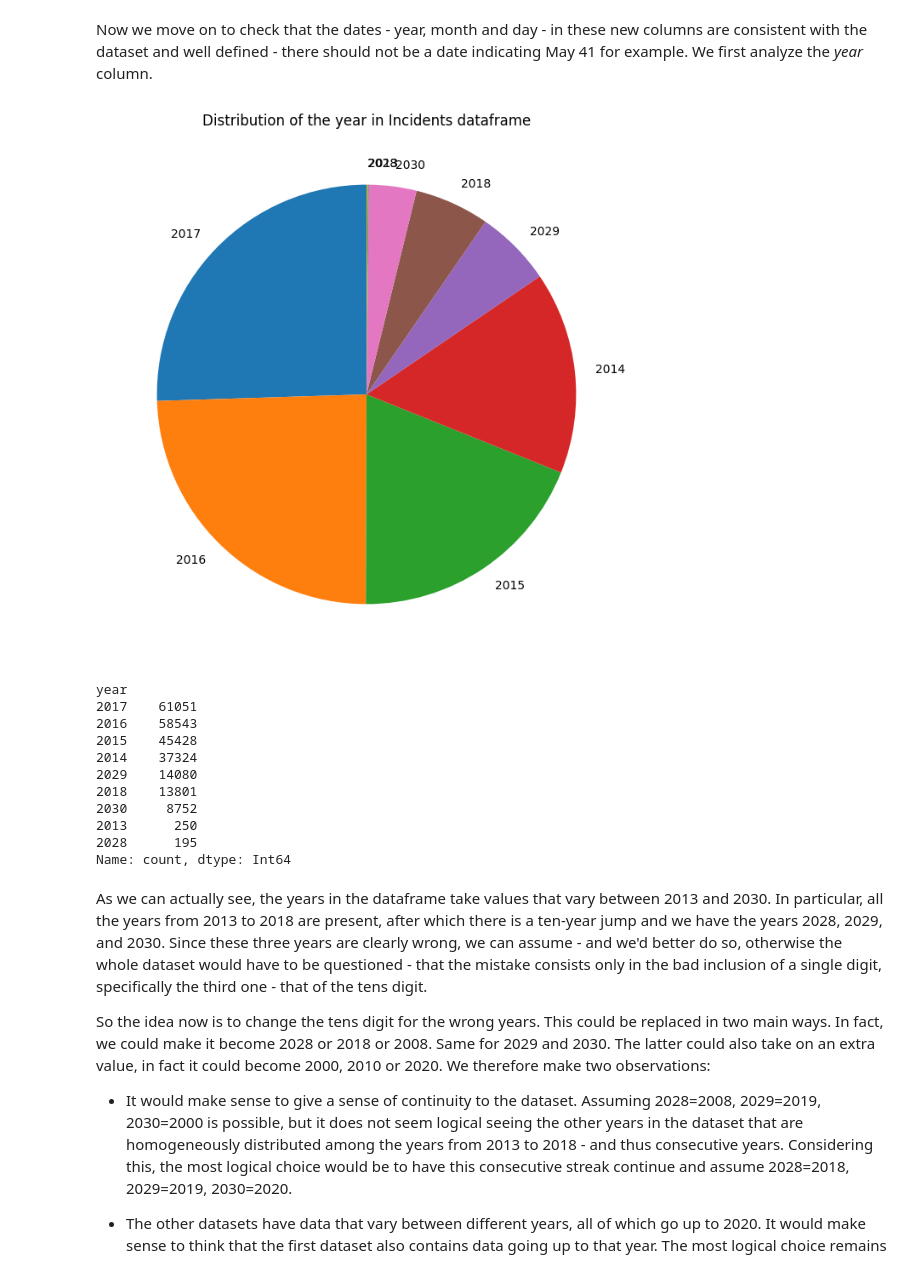
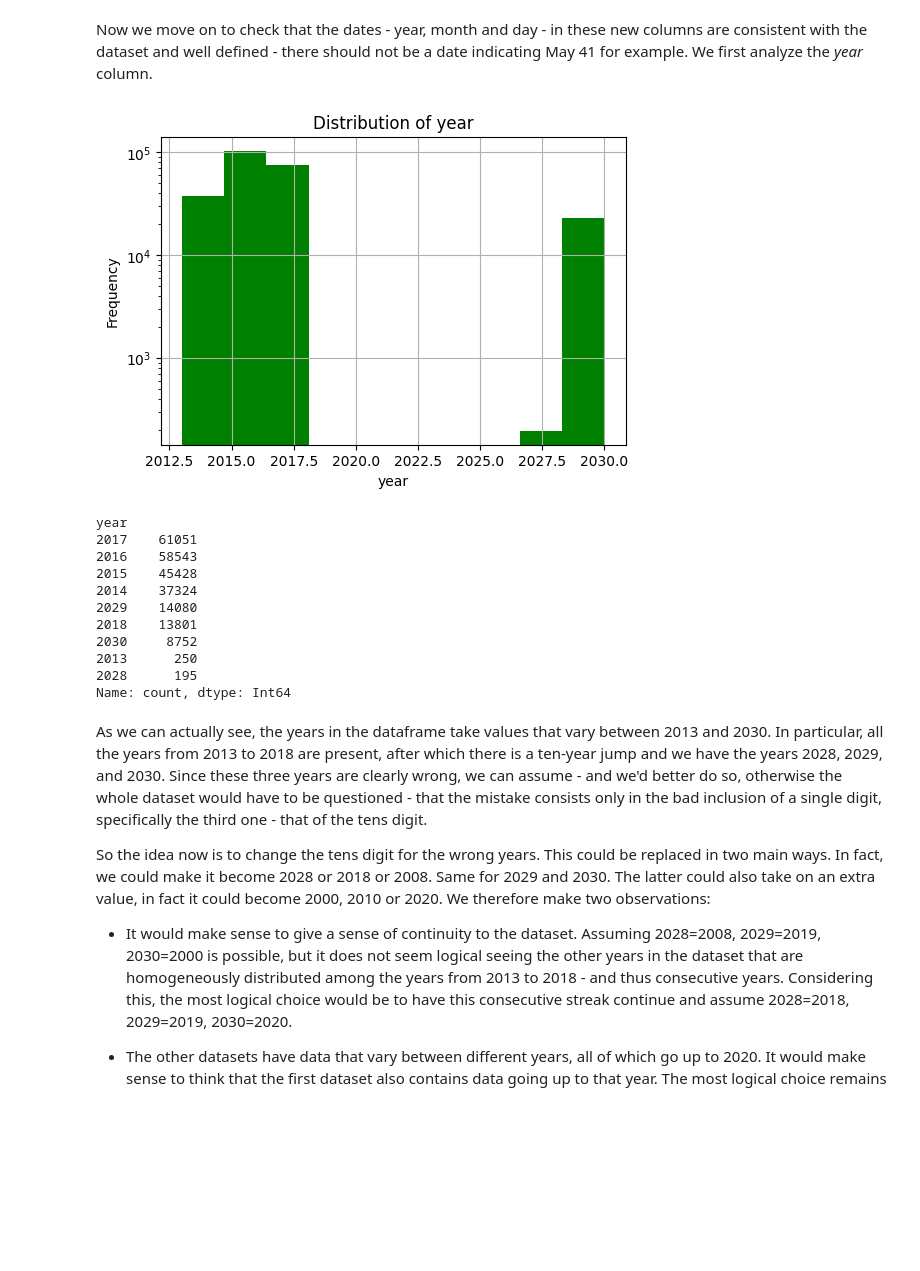
Before and after one commit to LoSpiri/DataMining, a Jupyter notebook: DM_GroupID_TASK1/task_1.ipynb, the cells around one changed output. Cells and saved outputs as stored; diff of their text form; code cells hidden in the pictures; blank space fills up the shorter version.

```diff
--- a/DM_GroupID_TASK1/task_1.ipynb
+++ b/DM_GroupID_TASK1/task_1.ipynb
@@ -359,0 +362,19 @@ def pieplot_func(value_counts_to_plot, labels, figsize=(8, 8), title=None, autop
+# %%
+# Create an histogram plot for one column
+def histogram_func(dataframe_to_plot, columns_to_plot, figsize=(8, 10), title=None, xlabel=None, ylabel=None,
+                   show_grid=False, color='blue', log=False, ylog=False, alpha=1):
+
+    plt.figure(figsize=figsize)
+    plt.hist(dataframe_to_plot[columns_to_plot], log=log, color=color, alpha=alpha)
+
+    if ylog:
+        plt.yscale('log')
+
+    plt.xlabel(xlabel)
+    plt.ylabel(ylabel)
+    plt.title(title)
+
+    if show_grid:
+        plt.grid(True)
+
+    plt.show()
@@ -725,26 +766,25 @@ columns_order = ['year','month','week','day'] + [col for col in incidents.column
 incidents = incidents[columns_order]
 # %% [markdown]
 Now we move on to check that the dates - year, month and day - in these new columns are consistent with the dataset and well defined  - there should not be a date indicating May 41 for example. We first analyze the *year* column.
-# %%
-year_counts = incidents['year'].value_counts()
-
-pieplot_func(value_counts_to_plot=year_counts, labels=year_counts.index,
-             title="Distribution of the year in Incidents dataframe", autopct_value=None, labeldistance=1.1)
-
-print(year_counts)
-# %% [output]
-[figure, removed]
-year
-2017    61051
-2016    58543
-2015    45428
-2014    37324
-2029    14080
-2018    13801
-2030     8752
-2013      250
-2028      195
-Name: count, dtype: Int64
+# %%
+histogram_func(dataframe_to_plot=incidents, columns_to_plot='year', figsize=(6, 4),
+               title="Distribution of year", xlabel="year", ylabel="Frequency",
+               show_grid=True, color='green', ylog=True)
+
+incidents["year"].value_counts()
+# %% [output]
+[figure, added]
+year
+2017    61051
+2016    58543
+2015    45428
+2014    37324
+2029    14080
+2018    13801
+2030     8752
+2013      250
+2028      195
+Name: count, dtype: Int64
 # %% [markdown]
 As we can actually see, the years in the dataframe take values that vary between 2013 and 2030. In particular, all the years from 2013 to 2018 are present, after which there is a ten-year jump and we have the years 2028, 2029, and 2030. Since these three years are clearly wrong, we can assume - and we'd better do so, otherwise the whole dataset would have to be questioned - that the mistake consists only in the bad inclusion of a single digit, specifically the third one - that of the tens digit.
 
```
Also changed, not shown: parts of 22 cells of this notebook, 1 other file.
